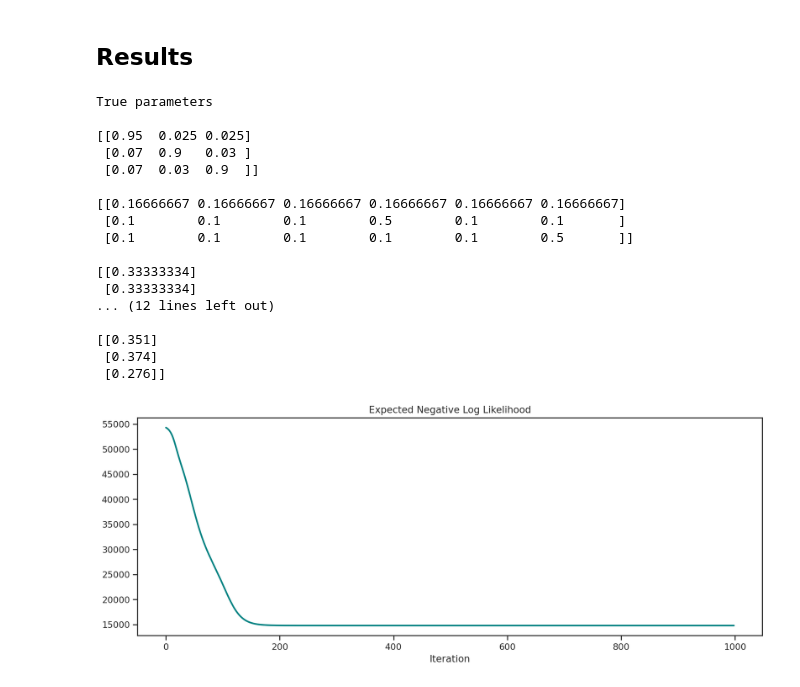
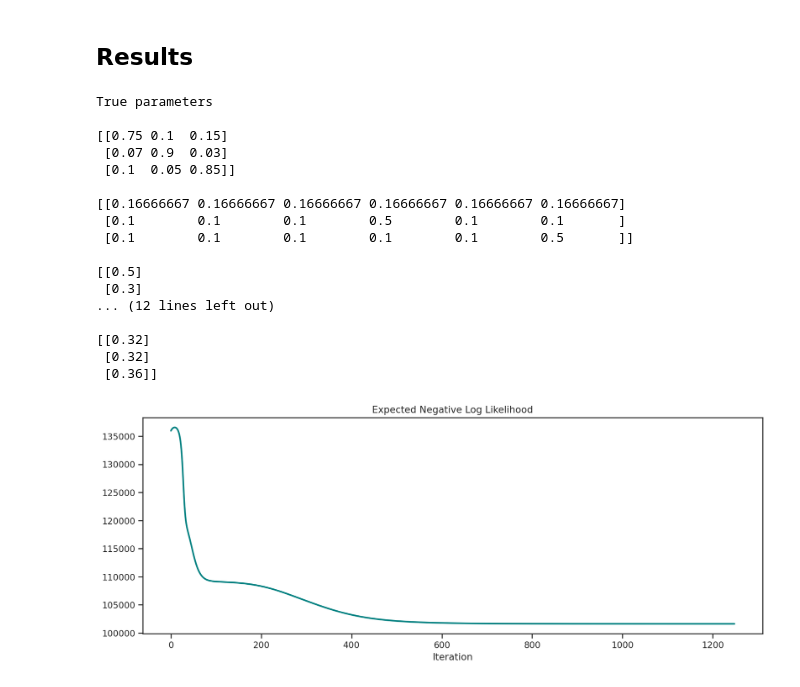
Before and after one commit to CorpuzKB/PML-Advance-Topics-notebooks, a Jupyter notebook: HMM_Baum_Welch_(EM)__TensorFlow.ipynb, the cells around one changed output. Drawn from its saved outputs; the diff is of its cells as text; code cells hidden in the pictures.

```diff
--- a/HMM_Baum_Welch_(EM)__TensorFlow.ipynb
+++ b/HMM_Baum_Welch_(EM)__TensorFlow.ipynb
@@ -197,12 +206,16 @@ def HMM_Generator(transition_matrix, emission_distribution, emission_params, sta
 # %%
 num_states = 3
 
-initial_distribution = tf.fill([num_states, 1], 1/num_states)
+initial_distribution = tf.constant([
+    [0.5],
+    [0.3],
+    [0.2]
+])
 
 transition_distribution = tf.constant([
-    [0.95, 0.025, 0.025],
+    [0.75, 0.10, 0.15],
     [0.07, 0.9, 0.03],
-    [0.07, 0.03, 0.9]
+    [0.10, 0.05, 0.85]
 ])
 
 emission_params = tf.stack([
@@ -234,9 +247,9 @@ Generated 10 batches of 5000-step Casino HMM samples
 Note that the Baum-Welch (EM) algorithm is sensitive to initial parameters as it has many local minima. Finding good starting points is not covered in this notebook.
 # %%
 transition_distribution_init = tf.constant([
-    [0.4, 0.3, 0.3],
     [0.3, 0.4, 0.3],
-    [0.3, 0.3, 0.4]
+    [0.4, 0.2, 0.4],
+    [0.4, 0.2, 0.3]
 ])
 
 emission_params_init = tf.constant([
@@ -251,36 +264,36 @@ initial_distribution_init = tf.constant([
     [0.3]
 ])
 
-HMM_fit = EM_HMM_Categorical(HMM_Inference(), transition_distribution_init, emission_distribution, emission_params_init, initial_distribution_init)
-HMM_fit(observations, iter=1000)
+HMM_fit = EM_HMM(HMM_Inference(), EM_HMM_Categorical(), transition_distribution_init, emission_distribution, emission_params_init, initial_distribution_init)
+HMM_fit(observations, iter=1250, verbose=False)
 # %% [markdown]
 ## Results
 # %%
 tf.print('True parameters\n\n{}\n\n{}\n\n{}'.format(transition_distribution, emission_params, initial_distribution), '\n\n')
 tf.print('Learned parameters \n\n{}\n\n{}\n\n{}'.format(
-    np.round(HMM_fit.parameters.get('transition_distribution').numpy(), 3),
-    np.round(HMM_fit.parameters.get('emission_params').numpy(), 3),
-    np.round(HMM_fit.parameters.get('initial_distribution').numpy(), 3)), '\n\n')
+    np.round(HMM_fit.parameters.get('transition_distribution').numpy(), 2),
+    np.round(HMM_fit.parameters.get('emission_params').numpy(), 2),
+    np.round(HMM_fit.parameters.get('initial_distribution').numpy(), 2)), '\n\n')
 Q_ = - HMM_fit.parameters.get('Q')
 plt.figure(figsize=(14, 5))
 plt.plot(Q_[1:], color="teal", linewidth=2)
 plt.title("Expected Negative Log Likelihood"); plt.xlabel('Iteration'); plt.show()
 # %% [output]
 True parameters
 
-[[0.95  0.025 0.025]
- [0.07  0.9   0.03 ]
- [0.07  0.03  0.9  ]]
+[[0.75 0.1  0.15]
+ [0.07 0.9  0.03]
+ [0.1  0.05 0.85]]
 
 [[0.16666667 0.16666667 0.16666667 0.16666667 0.16666667 0.16666667]
  [0.1        0.1        0.1        0.5        0.1        0.1       ]
  [0.1        0.1        0.1        0.1        0.1        0.5       ]]
 
-[[0.33333334]
- [0.33333334]
+[[0.5]
+ [0.3]
 ... (12 lines left out)
 
-[[0.351]
- [0.374]
- [0.276]]
+[[0.32]
+ [0.32]
+ [0.36]]
-[figure, old version]
+[figure, new version]
```
Also changed, not shown: parts of 3 cells of this notebook.
